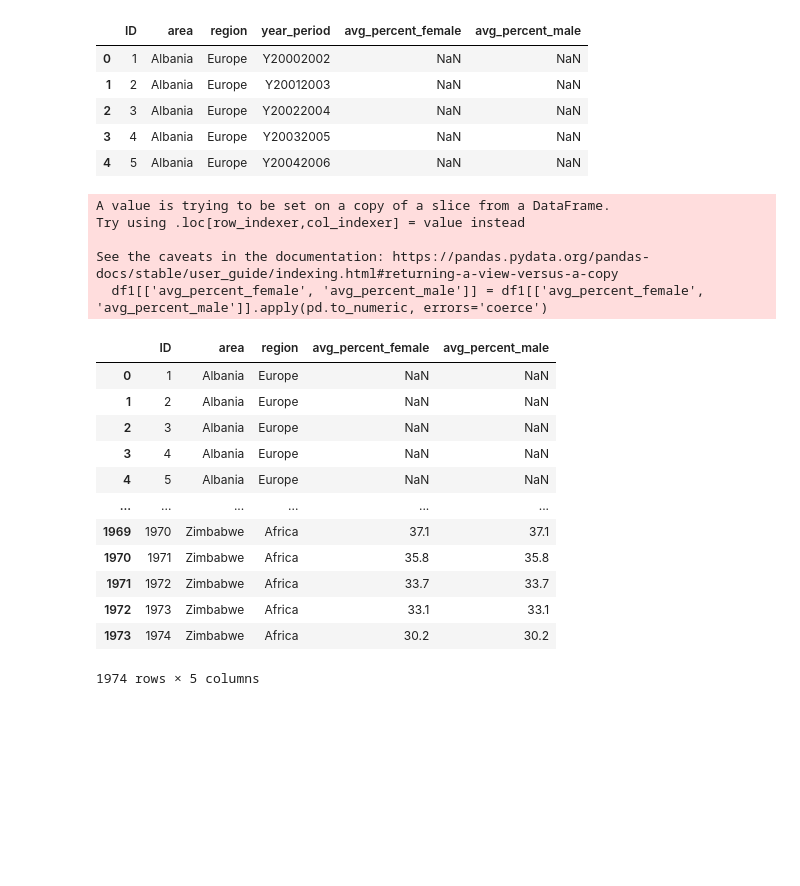
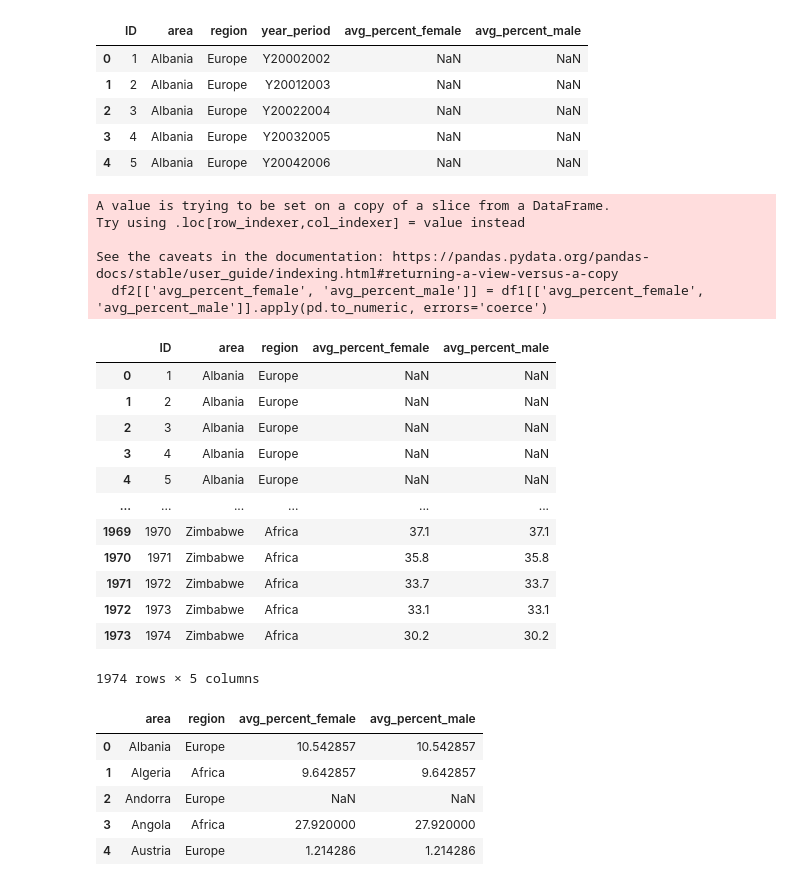
Before and after one commit to hannah-hana-kim/DSAN-5200-Project, a Jupyter notebook: 5200-website/hannah.ipynb, the cells around one changed output. Cells and saved outputs as stored; diff of their text form; code cells hidden in the pictures; blank space fills up the shorter version.

```diff
--- a/5200-website/hannah.ipynb
+++ b/5200-website/hannah.ipynb
@@ -48,16 +103,16 @@ df.head()
 | 4 | 5 | Albania | Europe | Y20042006 | NaN | NaN |
 # %%
 # only see certain columns
-df1 = df[['ID', 'area', 'region', 'avg_percent_female', 'avg_percent_male']]
+df2 = df[['ID', 'area', 'region', 'avg_percent_female', 'avg_percent_male']]
 # convert the object values to numeric values
-df1[['avg_percent_female', 'avg_percent_male']] = df1[['avg_percent_female', 'avg_percent_male']].apply(pd.to_numeric, errors='coerce')
-df1
+df2[['avg_percent_female', 'avg_percent_male']] = df1[['avg_percent_female', 'avg_percent_male']].apply(pd.to_numeric, errors='coerce')
+df2
 # %% [output]
 A value is trying to be set on a copy of a slice from a DataFrame.
 Try using .loc[row_indexer,col_indexer] = value instead
 
 See the caveats in the documentation: https://pandas.pydata.org/pandas-docs/stable/user_guide/indexing.html#returning-a-view-versus-a-copy
-  df1[['avg_percent_female', 'avg_percent_male']] = df1[['avg_percent_female', 'avg_percent_male']].apply(pd.to_numeric, errors='coerce')
+  df2[['avg_percent_female', 'avg_percent_male']] = df1[['avg_percent_female', 'avg_percent_male']].apply(pd.to_numeric, errors='coerce')
 |  | ID | area | region | avg_percent_female | avg_percent_male |
 | 0 | 1 | Albania | Europe | NaN | NaN |
 | 1 | 2 | Albania | Europe | NaN | NaN |
@@ -73,5 +128,12 @@ See the caveats in the documentation: https://pandas.pydata.org/pandas-docs/stab
 1974 rows × 5 columns
 # %%
 # group by area and region and get the average of the percentage of food insecurity and ignore the NaN values
-df2 = df1.groupby(['area', 'region'], as_index=False).mean()
-df2.head()
+df3 = df2.groupby(['area', 'region'], as_index=False).agg({'avg_percent_female': 'mean', 'avg_percent_male': 'mean'})
+df3.head()
+# %% [output]
+|  | area | region | avg_percent_female | avg_percent_male |
+| 0 | Albania | Europe | 10.542857 | 10.542857 |
+| 1 | Algeria | Africa | 9.642857 | 9.642857 |
+| 2 | Andorra | Europe | NaN | NaN |
+| 3 | Angola | Africa | 27.920000 | 27.920000 |
+| 4 | Austria | Europe | 1.214286 | 1.214286 |
```
Also changed, not shown: parts of 5 cells of this notebook.
